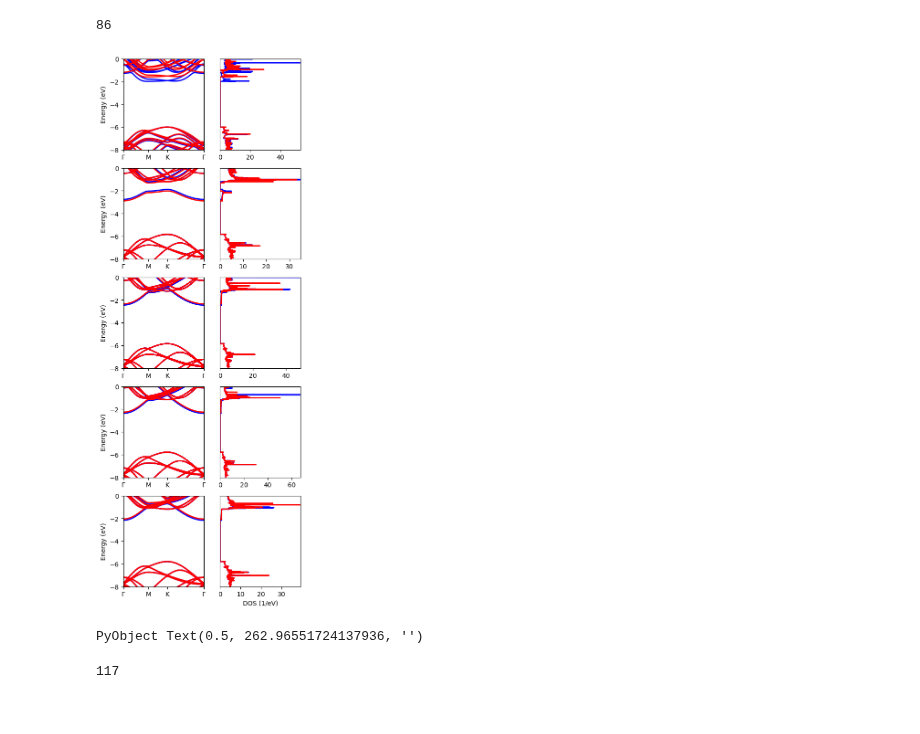
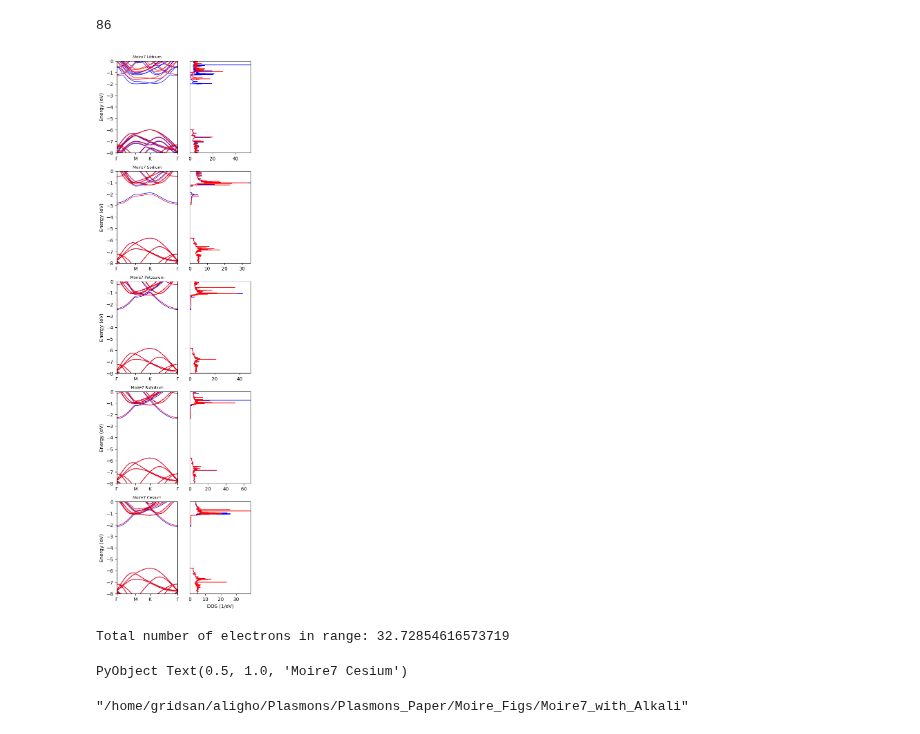
Before and after one commit to AliGhorashiCMT/Plasmons_Paper, a Jupyter notebook: Moire_Figs/Moire7_with_Alkali/Analyze.ipynb, the cells around one changed output. Saved outputs shown, nothing was run; the diff lists cells and outputs as text; code cells hidden in the pictures.

```diff
--- a/Moire_Figs/Moire7_with_Alkali/Analyze.ipynb
+++ b/Moire_Figs/Moire7_with_Alkali/Analyze.ipynb
@@ -133,30 +133,41 @@ ylim(-10, 0)
 # %% [output]
 86
 # %%
-figure(figsize=(5, 15))
+figure(figsize=(5, 20))
 bands_overlayed_dos("$li_dir/dos/Li-0.169.dosUp", "$li_dir/dos/Li-0.169.dosDn", "$li_dir/Li-bands-0.169.eigenvals"
-, energy_range=(-8, 0), band_subplot=[5, 2, 1], dos_subplot=[5, 2, 2], dos_yticks=false)
+, energy_range=(-8, 0), band_subplot=[5, 2, 1], dos_subplot=[5, 2, 2], linewidth=1,dos_yticks=false)
 bands_overlayed_dos("$na_dir/dos/Na-0.307.dosUp", "$na_dir/dos/Na-0.307.dosDn", "$na_dir/Na-bands-0.307.eigenvals"
-, energy_range=(-8, 0), band_subplot=[5, 2, 3], dos_subplot=[5, 2, 4], dos_yticks=false)
+, energy_range=(-8, 0), band_subplot=[5, 2, 3], dos_subplot=[5, 2, 4], linewidth=1, dos_yticks=false)
 bands_overlayed_dos("$k_dir/dos/K-0.313.dosUp", "$k_dir/dos/K-0.313.dosDn", "$k_dir/K-bands-0.313.eigenvals"
-, energy_range=(-8, 0), band_subplot=[5, 2, 5], dos_subplot=[5, 2, 6], dos_yticks=false)
+, energy_range=(-8, 0), band_subplot=[5, 2, 5], dos_subplot=[5, 2, 6], linewidth=1, dos_yticks=false)
 bands_overlayed_dos("$rb_dir/dos/Rb-0.325.dosUp", "$rb_dir/dos/Rb-0.325.dosDn", "$rb_dir/Rb-bands-0.325.eigenvals"
-, energy_range=(-8, 0), band_subplot=[5, 2, 7], dos_subplot=[5, 2, 8], dos_yticks=false)
+, energy_range=(-8, 0), band_subplot=[5, 2, 7], dos_subplot=[5, 2, 8], linewidth=1, dos_yticks=false)
 bands_overlayed_dos("$cs_dir/dos/Cs-0.325.dosUp", "$cs_dir/dos/Cs-0.325.dosDn", "$cs_dir/Cs-bands-0.325.eigenvals"
-, energy_range=(-8, 0), band_subplot=[5, 2, 9], dos_subplot=[5, 2, 10], dos_yticks=false)
+, energy_range=(-8, 0), band_subplot=[5, 2, 9], dos_subplot=[5, 2, 10], dos_yticks=false, linewidth=1,return_tot=true)
 
 subplot(5, 2, 2)
 xlabel("")
 subplot(5, 2, 4)
 xlabel("")
 subplot(5, 2, 6)
 xlabel("")
 subplot(5, 2, 8)
 xlabel("")
+subplot(5, 2, 1)
+title("Moire7 Lithium", fontsize=8)
+subplot(5, 2, 3)
+title("Moire7 Sodium", fontsize=8)
+subplot(5, 2, 5)
+title("Moire7 Potassium", fontsize=8)
+subplot(5, 2, 7)
+title("Moire7 Rubidium", fontsize=8)
+subplot(5, 2, 9)
+title("Moire7 Cesium", fontsize=8)
 # %% [output]
-[figure, old version]
+[figure, new version]
-PyObject Text(0.5, 262.96551724137936, '')
+Total number of electrons in range: 32.72854616573719
+PyObject Text(0.5, 1.0, 'Moire7 Cesium')
-# %%
-8*2*7+5
-# %% [output]
-117
+# %%
+pwd()
+# %% [output]
+"/home/gridsan/aligho/Plasmons/Plasmons_Paper/Moire_Figs/Moire7_with_Alkali"
```
Also changed, not shown: parts of 2 cells of this notebook, 1 other file.
